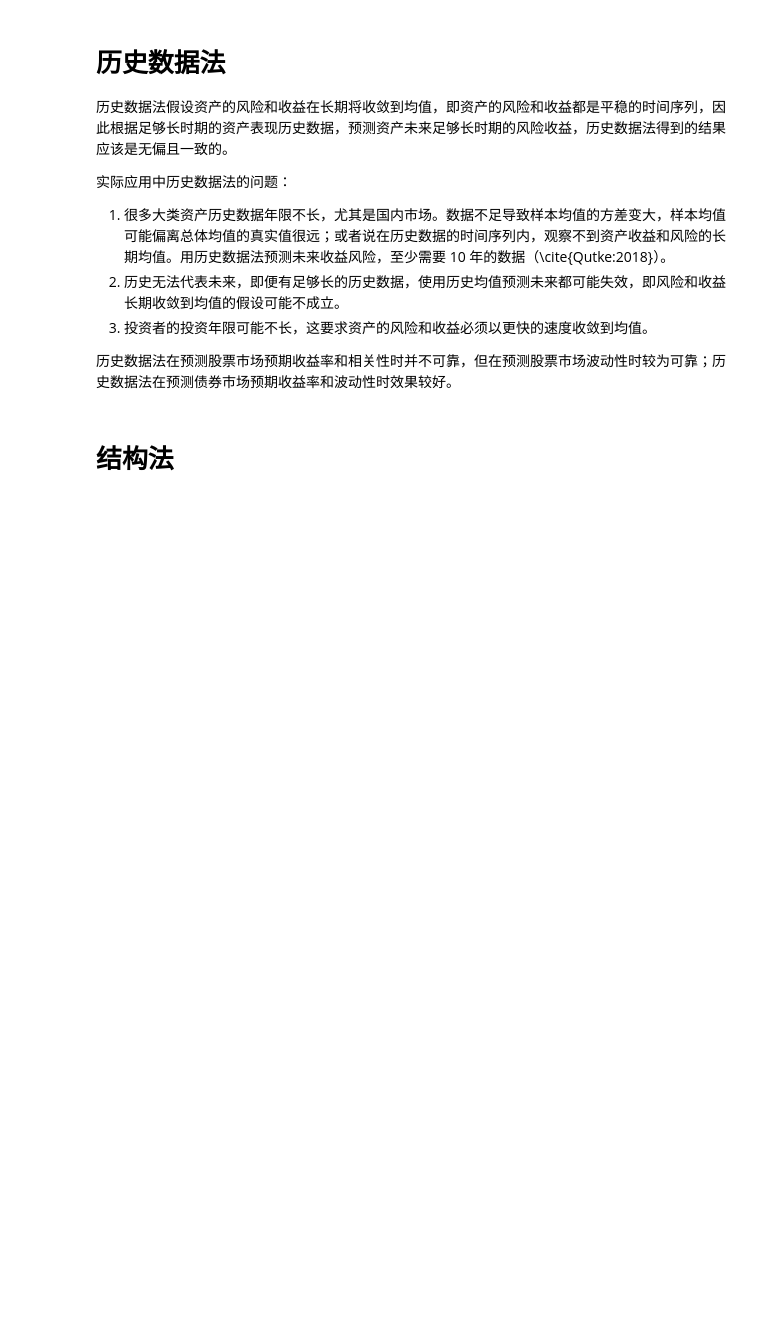
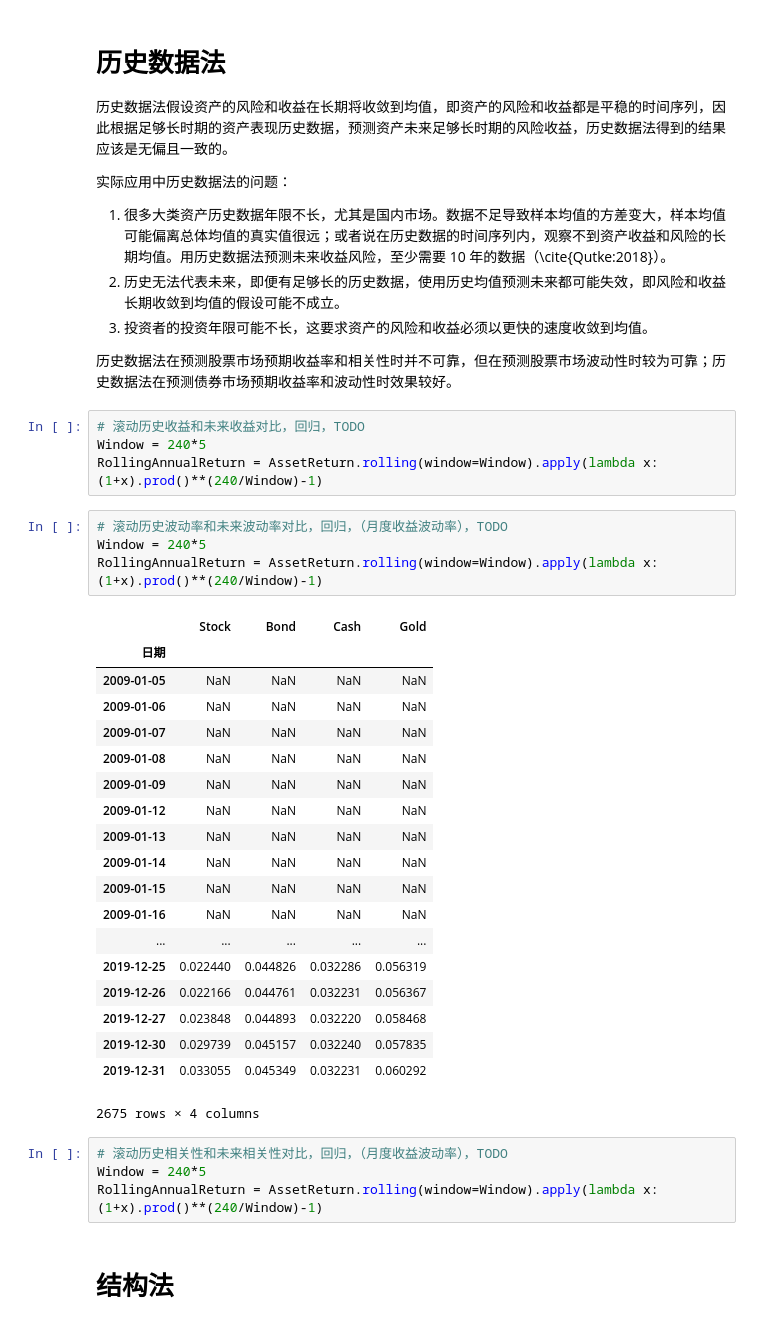
Before and after one commit to pyzeon/Research-2, a Jupyter notebook: 资产配置/资本市场假设.ipynb, the cells around one changed output. Drawn from its saved outputs; the diff is of its cells as text; blank space fills up the shorter version.

```diff
--- a/资产配置/资本市场假设.ipynb
+++ b/资产配置/资本市场假设.ipynb
@@ -73,6 +67,38 @@ AssetPrice[TargetAsset].pct_change().plot(kind="hist", bins=50, density=True, ti
 3. 投资者的投资年限可能不长，这要求资产的风险和收益必须以更快的速度收敛到均值。
 
 历史数据法在预测股票市场预期收益率和相关性时并不可靠，但在预测股票市场波动性时较为可靠；历史数据法在预测债券市场预期收益率和波动性时效果较好。
+# %%
+# 滚动历史收益和未来收益对比，回归，TODO
+Window = 240*5
+RollingAnnualReturn = AssetReturn.rolling(window=Window).apply(lambda x: (1+x).prod()**(240/Window)-1)
+# %%
+# 滚动历史波动率和未来波动率对比，回归，（月度收益波动率），TODO
+Window = 240*5
+RollingAnnualReturn = AssetReturn.rolling(window=Window).apply(lambda x: (1+x).prod()**(240/Window)-1)
+# %% [output]
+|  | Stock | Bond | Cash | Gold |
+| 日期 |  |  |  |  |
+| 2009-01-05 | NaN | NaN | NaN | NaN |
+| 2009-01-06 | NaN | NaN | NaN | NaN |
+| 2009-01-07 | NaN | NaN | NaN | NaN |
+| 2009-01-08 | NaN | NaN | NaN | NaN |
+| 2009-01-09 | NaN | NaN | NaN | NaN |
+| 2009-01-12 | NaN | NaN | NaN | NaN |
+| 2009-01-13 | NaN | NaN | NaN | NaN |
+| 2009-01-14 | NaN | NaN | NaN | NaN |
+| 2009-01-15 | NaN | NaN | NaN | NaN |
+| 2009-01-16 | NaN | NaN | NaN | NaN |
+| ... | ... | ... | ... | ... |
+| 2019-12-25 | 0.022440 | 0.044826 | 0.032286 | 0.056319 |
+| 2019-12-26 | 0.022166 | 0.044761 | 0.032231 | 0.056367 |
+| 2019-12-27 | 0.023848 | 0.044893 | 0.032220 | 0.058468 |
+| 2019-12-30 | 0.029739 | 0.045157 | 0.032240 | 0.057835 |
+| 2019-12-31 | 0.033055 | 0.045349 | 0.032231 | 0.060292 |
+2675 rows × 4 columns
+# %%
+# 滚动历史相关性和未来相关性对比，回归，（月度收益波动率），TODO
+Window = 240*5
+RollingAnnualReturn = AssetReturn.rolling(window=Window).apply(lambda x: (1+x).prod()**(240/Window)-1)
 # %% [markdown]
 # 结构法
 # %% [markdown]
```
Also changed, not shown: parts of 3 cells of this notebook.
